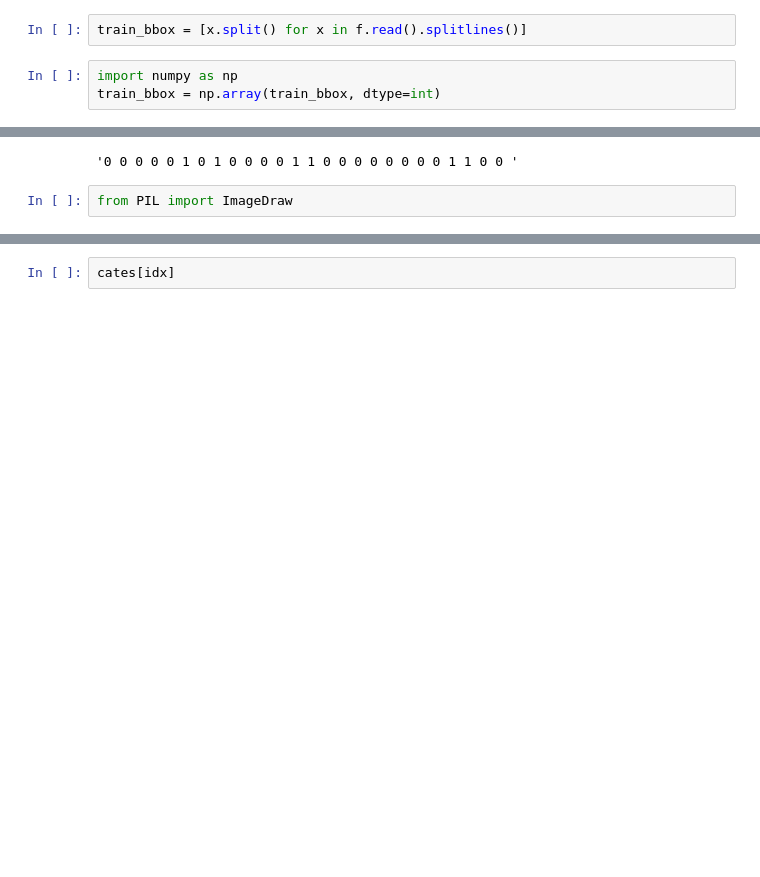
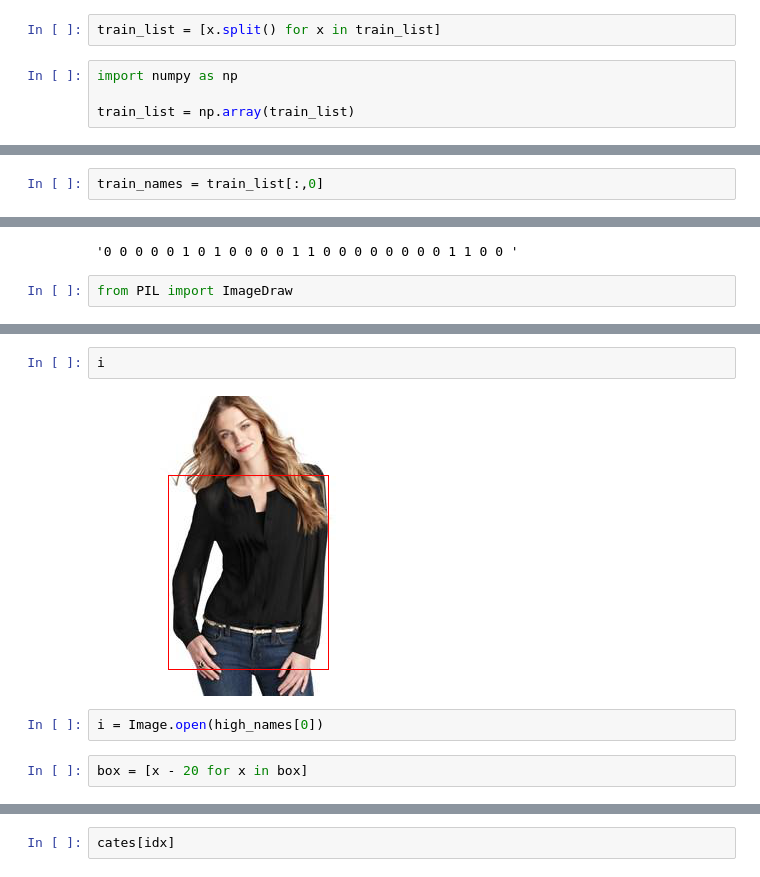
Before and after one commit to fasdgas05/FashionRecognition, a Jupyter notebook: plotting_bounding_box.ipynb, the cells around one changed output, grey strips where cells are left out. Drawn from its saved outputs; the diff is of its cells as text; blank space fills up the shorter version.

```diff
--- a/plotting_bounding_box.ipynb
+++ b/plotting_bounding_box.ipynb
@@ -15,5 +15,6 @@ f = open('data/Anno_fine/train_bbox.txt', 'r')
 # %%
-train_bbox = [x.split() for x in f.read().splitlines()]
+train_list = [x.split() for x in train_list]
 # %%
 import numpy as np
-train_bbox = np.array(train_bbox, dtype=int)
+
+train_list = np.array(train_list)
@@ -27,0 +21,2 @@ array([[ 66,  75, 241, 293],
+# %%
+train_names = train_list[:,0]
@@ -68,0 +122,8 @@ plt.imshow(i)
+# %%
+i
+# %% [output]
+[figure, added]
+# %%
+i = Image.open(high_names[0])
+# %%
+box = [x - 20 for x in box]
```
Also changed, not shown: parts of 25 cells of this notebook, 7 other files.
